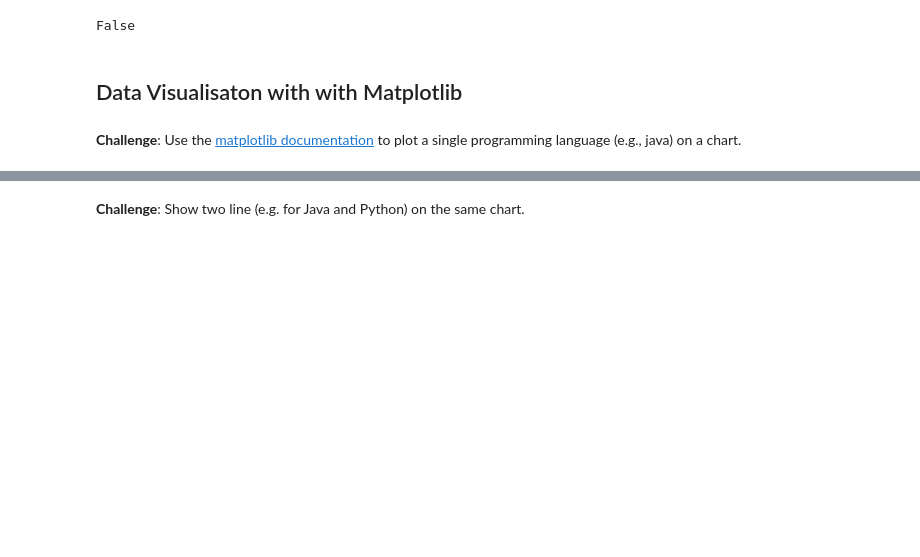
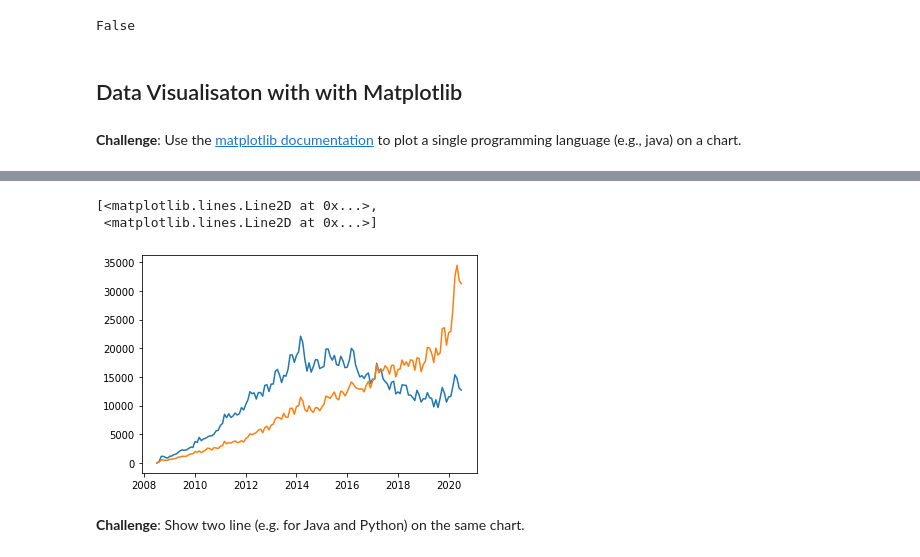
Before and after one commit to cburgyan/GoogleCollaboratoryExploration, a Jupyter notebook: Programming_Languages_(start).ipynb, the cells around one changed output, grey strips where cells are left out. Drawn from its saved outputs; the diff is of its cells as text; code cells hidden in the pictures; blank space fills up the shorter version.

```diff
--- a/Programming_Languages_(start).ipynb
+++ b/Programming_Languages_(start).ipynb
@@ -237,2 +263,8 @@ False
+# %%
+plt.plot(reshaped_df.index, reshaped_df[['java', 'python']])
+# %% [output]
+[<matplotlib.lines.Line2D at 0x...>,
+ <matplotlib.lines.Line2D at 0x...>]
+[figure, added]
 # %% [markdown]
 **Challenge**: Show two line (e.g. for Java and Python) on the same chart.
```
Also changed, not shown: parts of 6 cells of this notebook.
